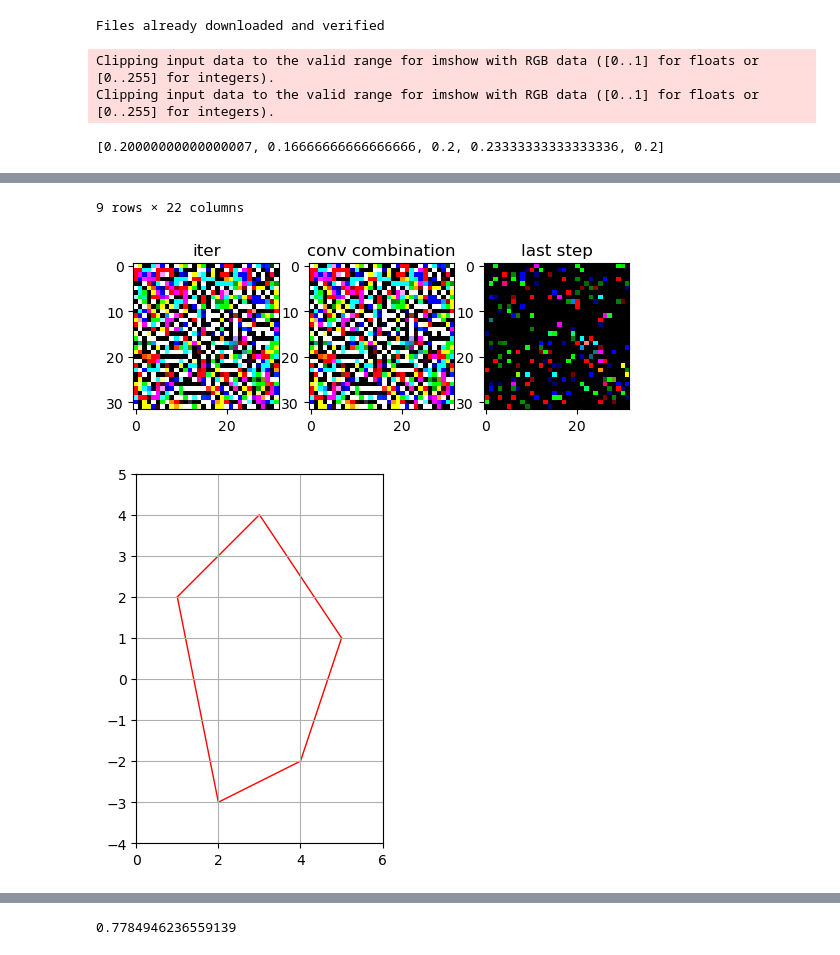
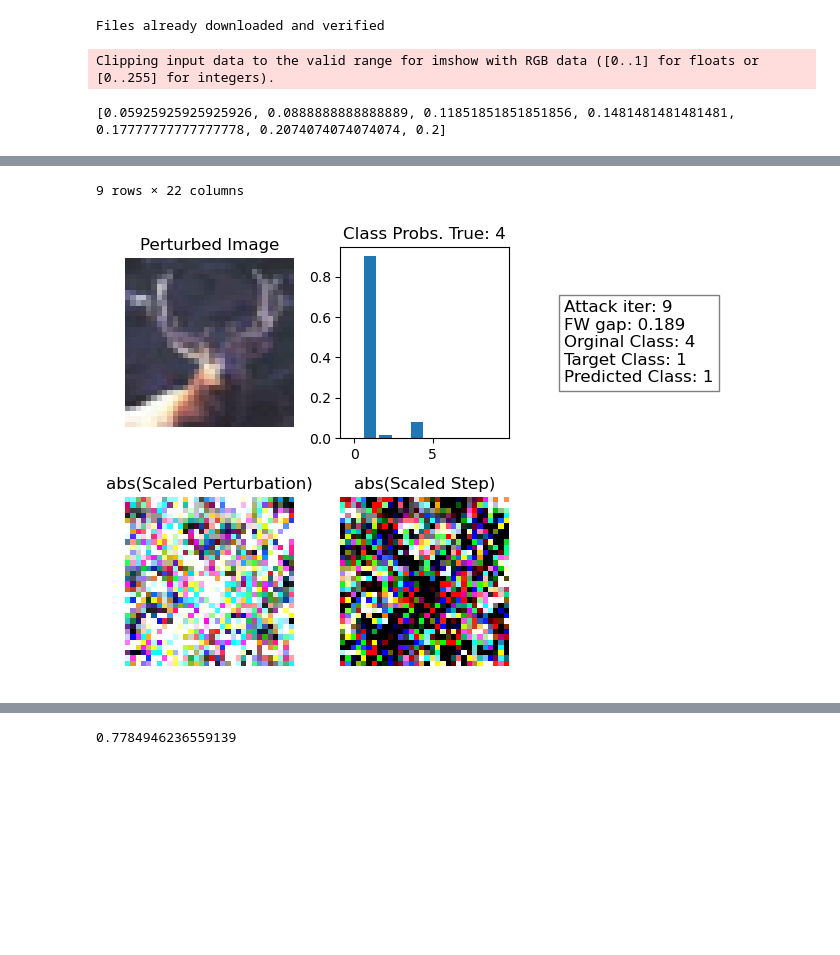
Before and after one commit to TannerAGraves/FW-variants-for-WB-Adversarial-Attacks, a Jupyter notebook: test attacks.ipynb, the cells around one changed output, grey strips where cells are left out. Drawn from its saved outputs; the diff is of its cells as text; code cells hidden in the pictures; blank space fills up the shorter version.

Commit message:
better attack viz

```diff
--- a/test attacks.ipynb
+++ b/test attacks.ipynb
@@ -47,7 +47,7 @@ Files already downloaded and verified
 target_model = target_mdl
 fw_stepsize_rule = 'decay'
 targeted = True
-epsilon = 0.001
+epsilon = 0.005
 method = 'fw_away'
 test_idx = 8#10
 
@@ -147,6 +147,7 @@ hist_iter = {
     'pred': final_pred.item(),
 }
 if targeted:
+    info['adv_target'] = adv_target
     info['targeted_success'] = (final_pred.item() == adv_target)
 if info is not None:
     hist_iter.update(info) # some methods output dict containing info at each step
@@ -154,17 +155,34 @@ hist.append(hist_iter)
 
 t = t+1
 #print(len(attackStep.A_t), len(attackStep.S_t))
-fig, axs = plt.subplots(1, 3)
-axs[0].imshow((perturbed_image-x0_denorm).squeeze(0).permute(1, 2, 0).numpy() / epsilon)
-axs[0].set_title('iter')
-perturbed_image_alpha = sum([alpha * v for alpha, v in zip(attackStep.A_t, attackStep.S_t)])
-axs[1].imshow(((perturbed_image_alpha-x0_denorm).squeeze(0).permute(1, 2, 0).numpy() / epsilon).clip(0,1))
-axs[1].set_title('conv combination')
-axs[2].imshow((attackStep.last_d).squeeze(0).permute(1, 2, 0).numpy() / epsilon)
-axs[2].set_title('last step')
+fig, axs = plt.subplots(2, 3)
+axs[0,0].imshow((perturbed_image).squeeze(0).permute(1, 2, 0).numpy())
+axs[0,0].set_title('Perturbed Image')
+axs[0, 0].axis('off')
+#perturbed_image_alpha = sum([alpha * v for alpha, v in zip(attackStep.A_t, attackStep.S_t)])
+#axs[1].imshow(((perturbed_image_alpha-x0_denorm).squeeze(0).permute(1, 2, 0).numpy() / epsilon).clip(0,1))
+#axs[1].set_title('conv combination')
+axs[0,1].bar(range(10),F.softmax(output,dim=1).detach().squeeze(0).numpy())
+axs[0,1].set_title(f"Class Probs. True: {hist_iter['target']}")
+axs[1,0].imshow(np.abs((perturbed_image - x0_denorm).squeeze(0).permute(1, 2, 0).numpy() / epsilon).clip(0,1))
+axs[1,0].set_title('abs(Scaled Perturbation)')
+axs[1, 0].axis('off')
+axs[1,1].imshow(np.abs((attackStep.last_d).squeeze(0).permute(1, 2, 0).numpy()) / epsilon)
+axs[1,1].set_title(f'abs(Scaled Step)')
+axs[1, 1].axis('off')
+info_text = f"""Attack iter: {hist_iter['FW_iter']}
+FW gap: {hist_iter['gap_FW']:.3f}
+Orginal Class: {hist_iter['target']}"""
+if targeted:
+    info_text += f"\nTarget Class: {hist_iter['adv_target']}"
+info_text += f"\nPredicted Class: {hist_iter['pred']}"
+axs[0, 2].text(0.05, 0.5, info_text,
+               fontsize=12, verticalalignment='center', bbox=dict(facecolor='white', alpha=0.5))
+axs[0, 2].axis('off')
+axs[1, 2].axis('off')
+fig.tight_layout()
 print(attackStep.A_t)
 pd.DataFrame(hist)
 # %% [output]
 Clipping input data to the valid range for imshow with RGB data ([0..1] for floats or [0..255] for integers).
-Clipping input data to the valid range for imshow with RGB data ([0..1] for floats or [0..255] for integers).
-[0.20000000000000007, 0.16666666666666666, 0.2, 0.23333333333333336, 0.2]
+[0.05925925925925926, 0.0888888888888889, 0.11851851851851856, 0.1481481481481481, 0.17777777777777778, 0.2074074074074074, 0.2]
@@ -181,32 +199,2 @@ Clipping input data to the valid range for imshow with RGB data ([0..1] for floa
 9 rows × 22 columns
-[figure, old version]
+[figure, new version]
-# %%
-import matplotlib.pyplot as plt
-from matplotlib.patches import Polygon
-
-# Define the vertices of the polygon
-vertices = [(1, 2), (3, 4), (5, 1), (4, -2), (2, -3)]
-
-# Create a figure and axis
-fig, ax = plt.subplots()
-
-# Create the polygon
-polygon = Polygon(vertices, closed=True, edgecolor='r', facecolor='none')
-
-# Add the polygon to the plot
-ax.add_patch(polygon)
-
-# Set the limits of the plot
-ax.set_xlim(min(x for x, y in vertices) - 1, max(x for x, y in vertices) + 1)
-ax.set_ylim(min(y for x, y in vertices) - 1, max(y for x, y in vertices) + 1)
-
-# Set aspect of the plot to be equal
-ax.set_aspect('equal')
-
-# Add grid
-ax.grid(True)
-
-# Show the plot
-plt.show()
-# %% [output]
-[figure, removed]
```
Also changed, not shown: parts of 14 cells of this notebook, 2 other files.
